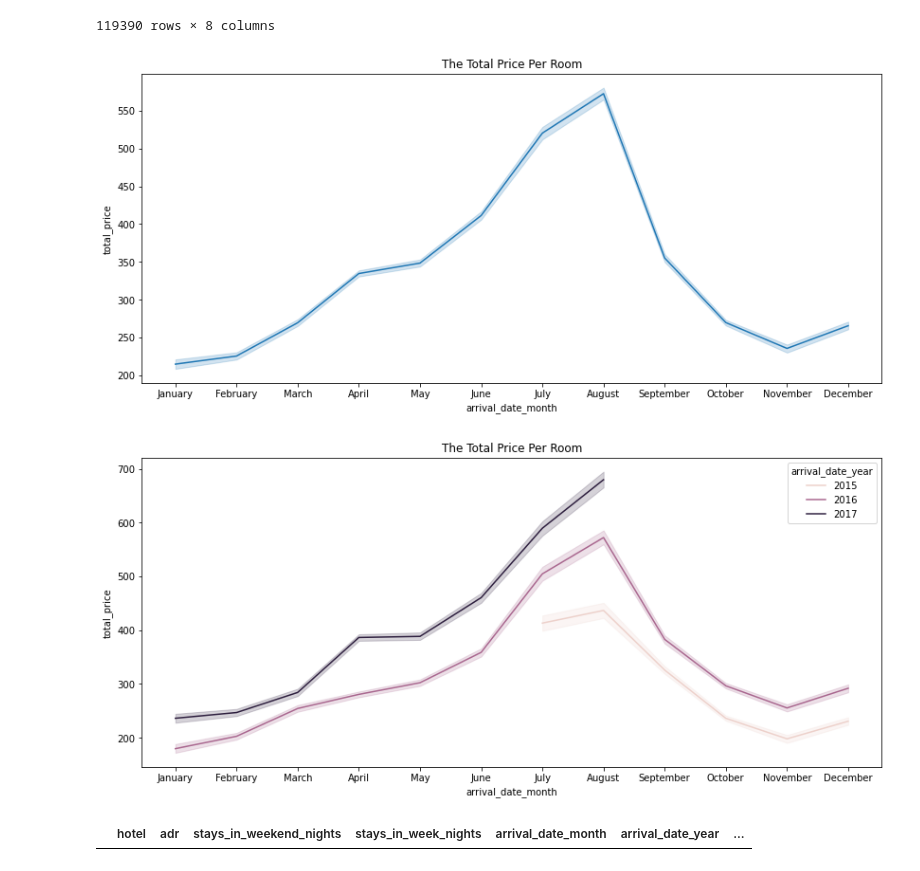
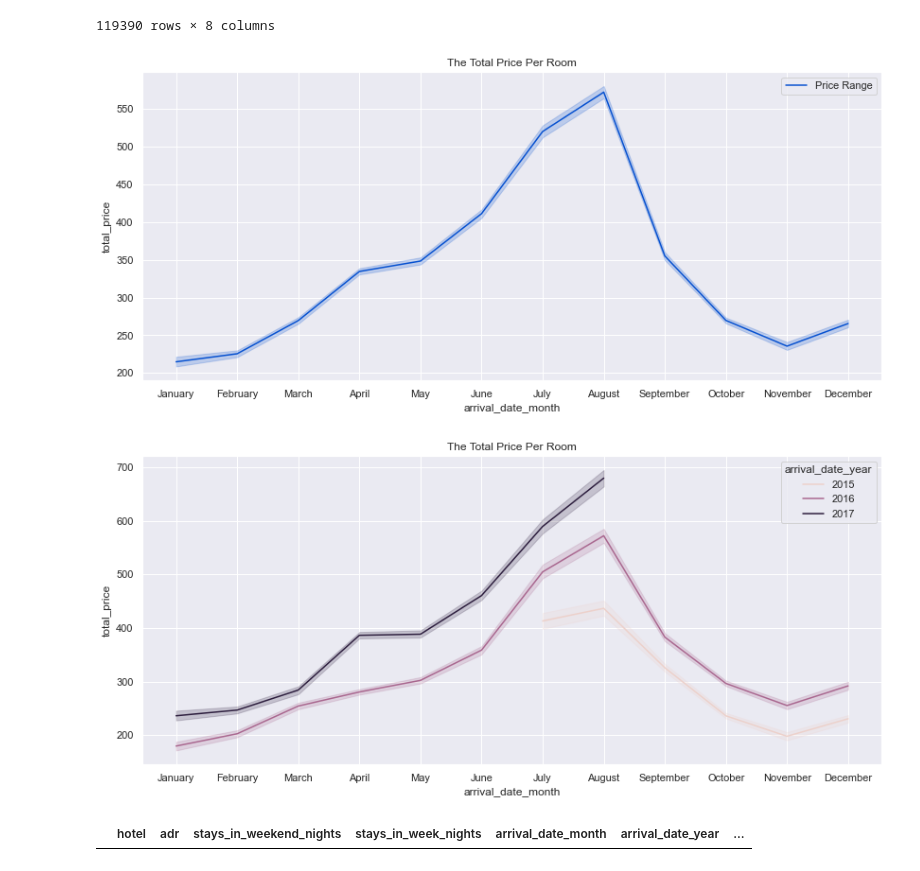
Before and after one commit to Nourfdss/stayforlong_test, a Jupyter notebook: app/v2.ipynb, the cells around one changed output. Cells and saved outputs as stored; diff of their text form; code cells hidden in the pictures.

```diff
--- a/app/v2.ipynb
+++ b/app/v2.ipynb
@@ -210,20 +208,20 @@ df_room_price
 | 119388 | Hotel | 0.00 | 0 | 2 | December | 2015 | ... |
 | 119389 | Hotel | 62.80 | 0 | 2 | December | 2016 | ... |
 119390 rows × 8 columns
-# %%
-df_room_price = df_room_price
 # %%
 plt.figure(figsize=(14,6))
-sns.lineplot(x='arrival_date_month', y='total_price', data= df_room_price).set_title('The Total Price Per Room')
+sns.set_theme(style="darkgrid")
+sns.lineplot(x='arrival_date_month', y='total_price', data= df_room_price, label="Price Range", color='#0550D0').set_title('The Total Price Per Room')
 plt.show()
 # %% [output]
-[figure, old version]
+[figure, new version]
 # %%
 plt.figure(figsize=(14,6))
+sns.set_theme(style="darkgrid")
 sns.lineplot(x='arrival_date_month', y='total_price', data= df_room_price, hue='arrival_date_year').set_title('The Total Price Per Room')
 plt.show()
 # %% [output]
-[figure, old version]
+[figure, new version]
 # %%
 # Double check the data from the graph and numberic data
 
```
Also changed, not shown: parts of 4 cells of this notebook, 10 other files.
